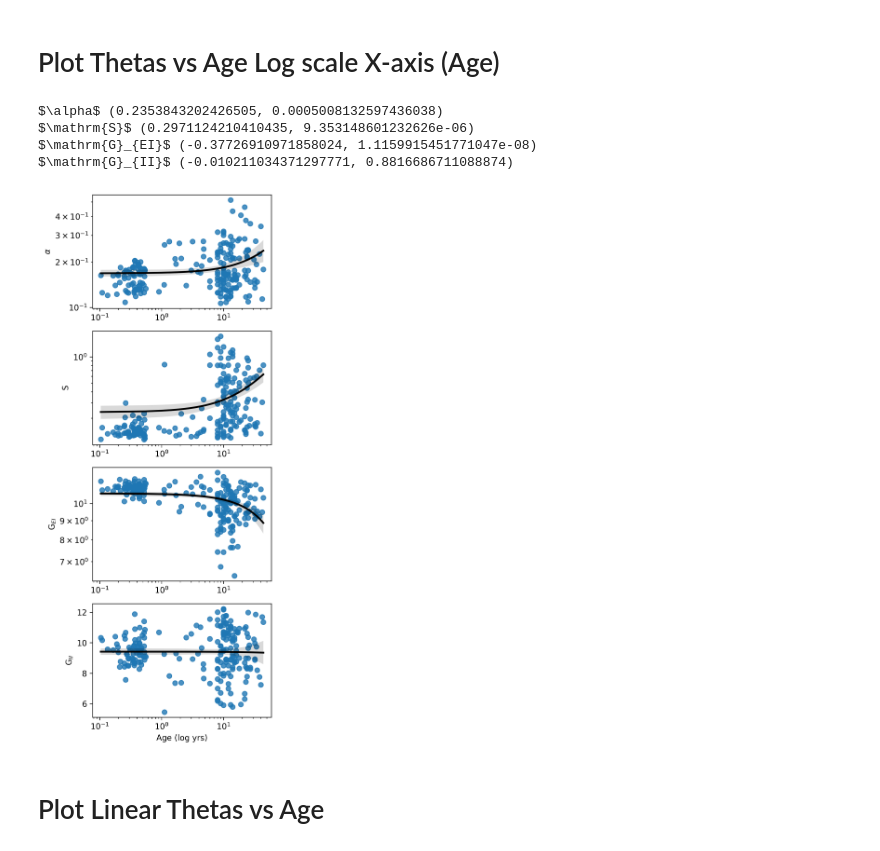
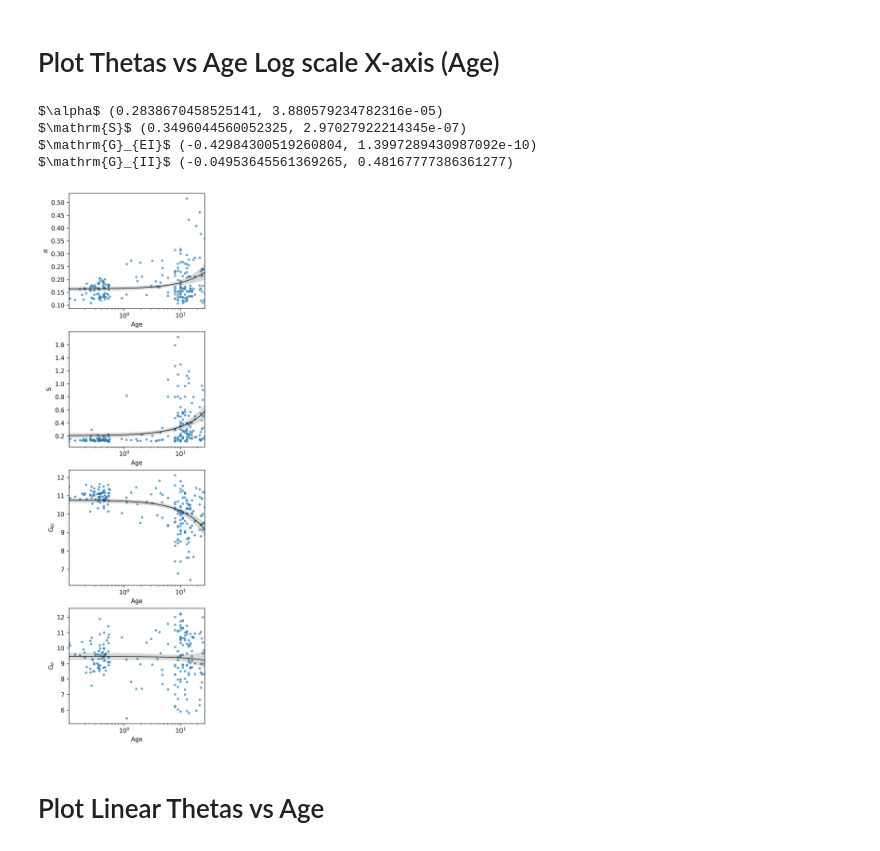
Before and after one commit to dbernardo05/sbi-spectrome, a Jupyter notebook: Examples_and_Figures_SBI of SGM_20220302.ipynb, the cells around one changed output. Drawn from its saved outputs; the diff is of its cells as text; code cells hidden in the pictures.

```diff
--- a/Examples_and_Figures_SBI of SGM_20220302.ipynb
+++ b/Examples_and_Figures_SBI of SGM_20220302.ipynb
@@ -356,7 +356,7 @@ subject: sub-25_ses-02, 985.66 minutes
 subject: sub-25_ses-03, 1004.78 minutes
 # %%
 with open("infant_priors.pkl", 'wb') as f:
-    pickle.dump(infant_priors,f)
+    pkl.dump(infant_priors,f)
 # %% [markdown]
 # Prepare for ages for analysis
 # %%
@@ -465,7 +465,7 @@ for subject, vals in tots_psd_dict.items():
     tot_priors[subject] = posterior.sample((1000,), x=observation_summary_statistics, show_progress_bars=0, sample_with_mcmc=1)
 
     with open("tot_priors.pkl", 'wb') as f:
-        pickle.dump(tot_priors,f)
+        pkl.dump(tot_priors,f)
     print("subject: %s, %.2f minutes" % (subject, (time.time() - start_time)/60))
 # %%
 
@@ -536,7 +536,7 @@ theta_df.to_pickle("theta_df.pkl")
 # Load saved data
 
 with open("theta_df.pkl", "rb") as fh:
-    theta_df = pickle.load(fh)
+    theta_df = pkl.load(fh)
 # %% [markdown]
 # Predict age from posteriors
 # %%
@@ -617,18 +617,17 @@ with open("infant_priors.pkl", 'rb') as f:
     infant_priors = pkl.load(f)
 
 with open("tot_priors.pkl", 'rb') as f:
-    tot_priors = pickle.load(f)
+    tot_priors = pkl.load(f)
 
 with open("kid_priors.pkl", 'rb') as f:
-    kid_priors = pickle.load(f)
+    kid_priors = pkl.load(f)
 # %% [markdown]
 # Plot Thetas vs Age Log scale X-axis (Age)
 # %%
 labels=[r'$\tau_e$', r'$\tau_i$', r'$\alpha$', r'$\mathrm{S}$', r'$\mathrm{G}_{EI}$', r'$\mathrm{G}_{II}$', r'$\tau_\mathrm{G}$']
 
-
 dim = 6
-fig,ax=plt.subplots(4,1, figsize=(4,12), dpi=300)
+fig,ax=plt.subplots(4,1, figsize=(4,16), dpi=300)
 for idx in range(4):
 
     row = idx+2
@@ -649,51 +648,49 @@ for idx in range(4):
 
         age = df_tots.loc[df_tots.subject_id == int(subject)].age.values[0]/365.0
         sim_vals = curr[:,row]
         param_ = np.mean(list(sim_vals))
         curr_ages.extend([age])
         curr_vals.append(param_)
 
 
     for subject, curr in kid_priors.items():
         age = df_kids.loc[df_kids.subject_id == subject].age.values[0]
         sim_vals = curr[:,row]
         param_ = np.mean(list(sim_vals))
         curr_ages.extend([age])
         curr_vals.append(param_)
 
 
 
     theta_df = pd.DataFrame([curr_ages, curr_vals])
     theta_df = theta_df.T
     theta_df = theta_df.astype('float')
     theta_df.columns = ['Age', curr_prior]
 
-    sns.regplot(x='Age', y=labels[row], data=theta_df, fit_reg=True, ax=ax[idx],
-                line_kws={"color": "black"},
-                );
+    # Select age < 30
+    theta_df = theta_df[theta_df['Age'] < 30]
+
+    with sns.axes_style("whitegrid"):
+
+        sns.regplot(x='Age', y=labels[row], data=theta_df, fit_reg=True, ax=ax[idx],
+                    line_kws={"color": "black","linewidth":1}, scatter_kws={"linewidth":0, "s":15, "alpha":0.7}
+                    );
 
 
     ax[idx].set(ylabel=labels[row])
+    ax[idx].set_xscale('log')
 
     curr_pearsonr = stats.pearsonr(theta_df.Age, theta_df[curr_prior])
     print(labels[row], curr_pearsonr)
 
-
-    ax[idx].set_xscale('log')
-
-    if idx == 0 or idx == 1 or idx == 2:
-        ax[idx].set_yscale('log')
-        ax[idx].set(xlabel='')
-    else:
-        ax[idx].set(xlabel='Age (log yrs)')
-
-plt.savefig('Fig_predSGMparams.png', bbox_inches='tight');
+plt.savefig("Fig_predSGMparams_log.svg", format="svg",transparent=True)
+# plt.savefig('Fig_predSGMparams_log.png', bbox_inches='tight');
 # %% [output]
-$\alpha$ (0.2353843202426505, 0.0005008132597436038)
-$\mathrm{S}$ (0.2971124210410435, 9.353148601232626e-06)
-$\mathrm{G}_{EI}$ (-0.37726910971858024, 1.1159915451771047e-08)
-$\mathrm{G}_{II}$ (-0.010211034371297771, 0.8816686711088874)
+$\alpha$ (0.2838670458525141, 3.880579234782316e-05)
+$\mathrm{S}$ (0.3496044560052325, 2.97027922214345e-07)
+$\mathrm{G}_{EI}$ (-0.42984300519260804, 1.3997289430987092e-10)
+$\mathrm{G}_{II}$ (-0.04953645561369265, 0.48167777386361277)
-[figure, old version]
+[figure, new version]
 # %% [markdown]
 # Plot Linear Thetas vs Age
 # %%
```
Also changed, not shown: parts of 5 cells of this notebook.
